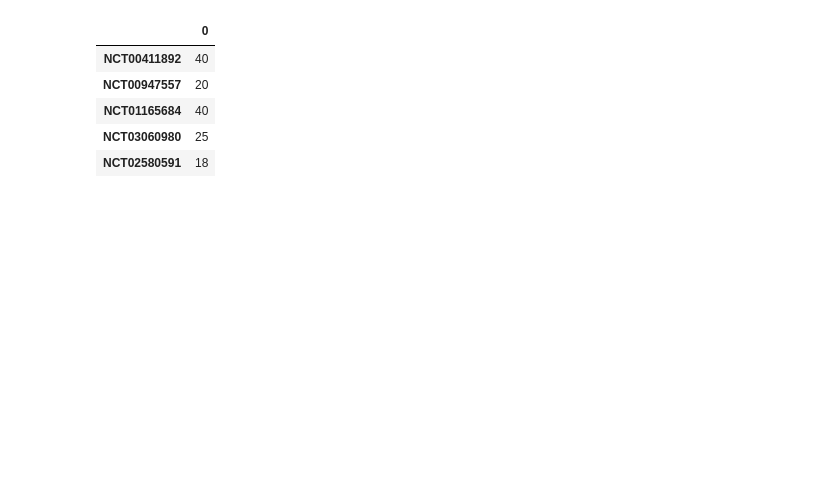
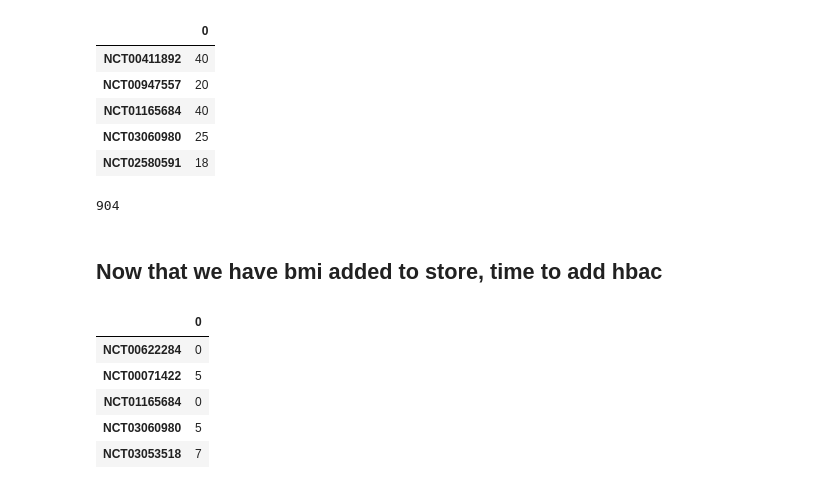
Before and after one commit to mihirchakradeo/ClinicalTrials, a Jupyter notebook: Week 7 - parsing_for_hb/comparison_features.ipynb, the cells around one changed output. Drawn from its saved outputs; the diff is of its cells as text; code cells hidden in the pictures; blank space fills up the shorter version.

```diff
--- a/Week 7 - parsing_for_hb/comparison_features.ipynb
+++ b/Week 7 - parsing_for_hb/comparison_features.ipynb
@@ -240,2 +190,8 @@ for i in store:
     else:
         store[i].append(0)
+# %%
+len(store)
+# %% [output]
+904
+# %% [markdown]
+## Now that we have bmi added to store, time to add hbac
@@ -241,0 +220,9 @@ for i in store:
+# %%
+hbac_dataframe.head()
+# %% [output]
+|  | 0 |
+| NCT00622284 | 0 |
+| NCT00071422 | 5 |
+| NCT01165684 | 0 |
+| NCT03060980 | 5 |
+| NCT03053518 | 7 |
```
Also changed, not shown: parts of 17 cells of this notebook.
